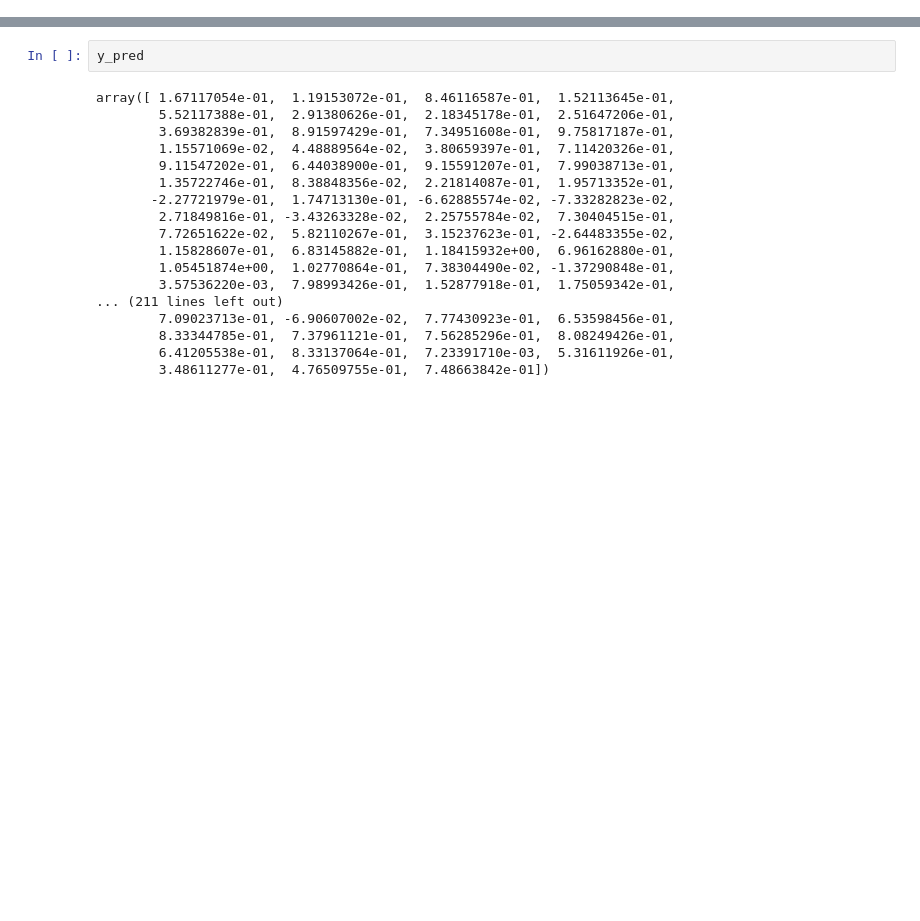
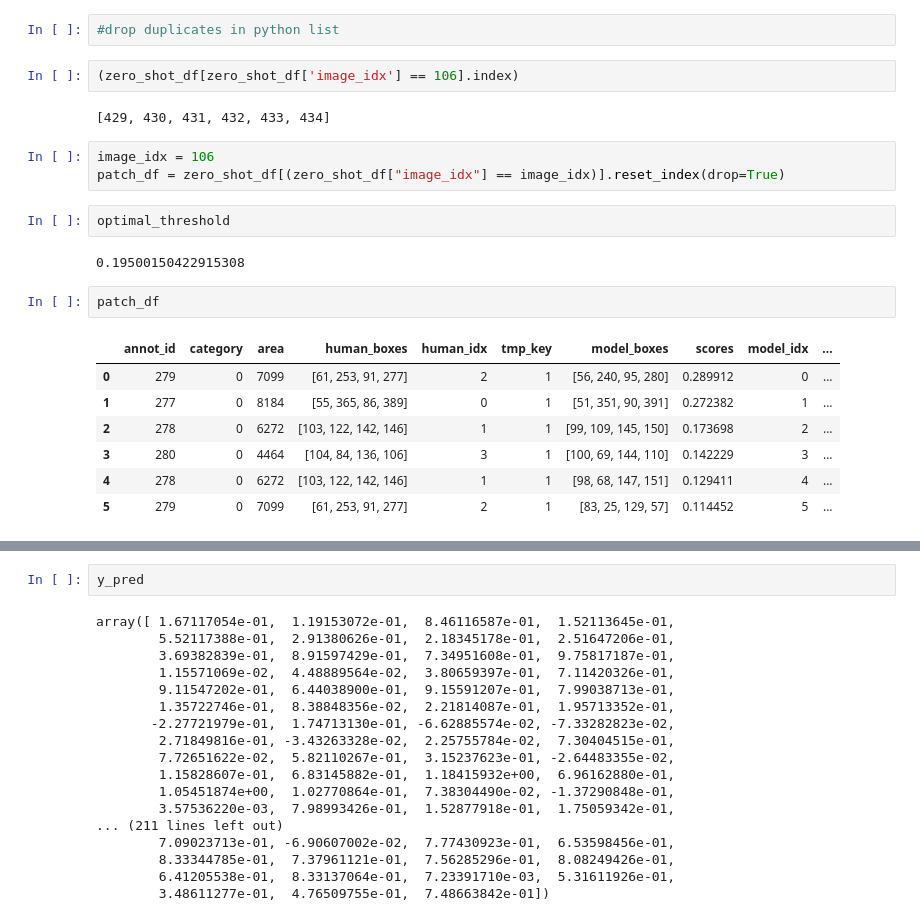
Before and after one commit to kerlinjr/satana, a Jupyter notebook: notebooks/ac_object_detection.ipynb, the cells around one changed output, grey strips where cells are left out. Saved outputs shown, nothing was run; the diff lists cells and outputs as text; blank space fills up the shorter version.

```diff
--- a/notebooks/ac_object_detection.ipynb
+++ b/notebooks/ac_object_detection.ipynb
@@ -1250,0 +977,23 @@ test_df['matched'] = (test_df['iou'] > 0).astype(int)
+# %%
+#drop duplicates in python list
+# %%
+(zero_shot_df[zero_shot_df['image_idx'] == 106].index)
+# %% [output]
+[429, 430, 431, 432, 433, 434]
+# %%
+image_idx = 106
+patch_df = zero_shot_df[(zero_shot_df["image_idx"] == image_idx)].reset_index(drop=True)
+# %%
+optimal_threshold
+# %% [output]
+0.19500150422915308
+# %%
+patch_df
+# %% [output]
+|  | annot_id | category | area | human_boxes | human_idx | tmp_key | model_boxes | scores | model_idx | ... |
+| 0 | 279 | 0 | 7099 | [61, 253, 91, 277] | 2 | 1 | [56, 240, 95, 280] | 0.289912 | 0 | ... |
+| 1 | 277 | 0 | 8184 | [55, 365, 86, 389] | 0 | 1 | [51, 351, 90, 391] | 0.272382 | 1 | ... |
+| 2 | 278 | 0 | 6272 | [103, 122, 142, 146] | 1 | 1 | [99, 109, 145, 150] | 0.173698 | 2 | ... |
+| 3 | 280 | 0 | 4464 | [104, 84, 136, 106] | 3 | 1 | [100, 69, 144, 110] | 0.142229 | 3 | ... |
+| 4 | 278 | 0 | 6272 | [103, 122, 142, 146] | 1 | 1 | [98, 68, 147, 151] | 0.129411 | 4 | ... |
+| 5 | 279 | 0 | 7099 | [61, 253, 91, 277] | 2 | 1 | [83, 25, 129, 57] | 0.114452 | 5 | ... |
```
Also changed, not shown: parts of 61 cells of this notebook, 1 other file.
